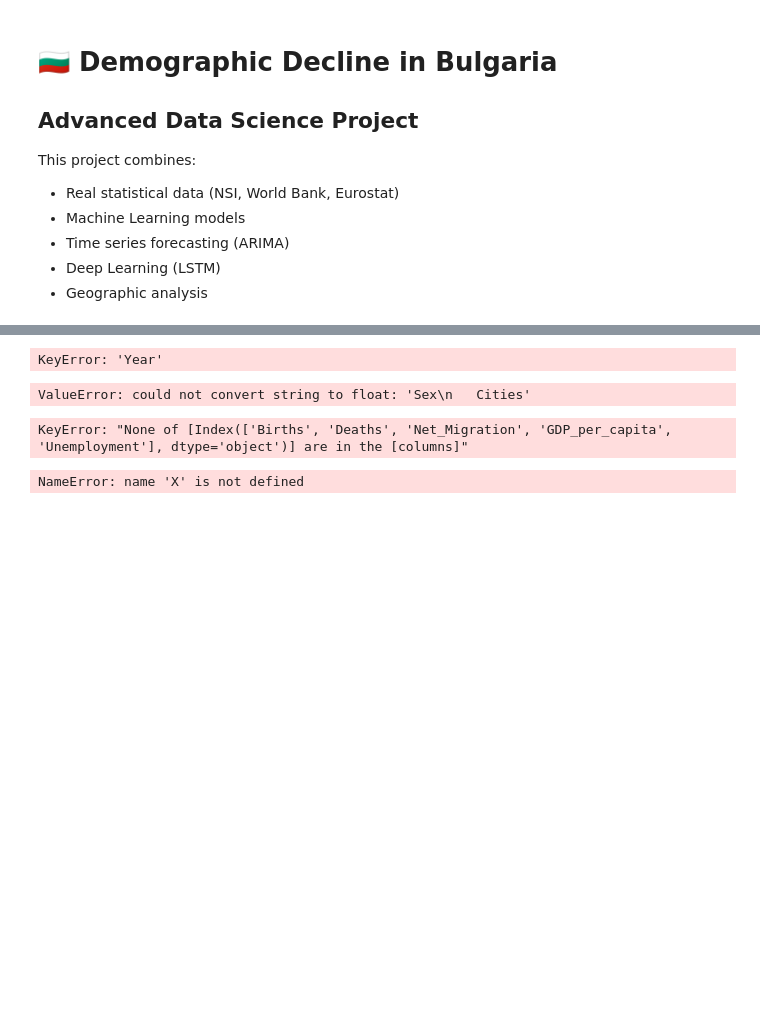
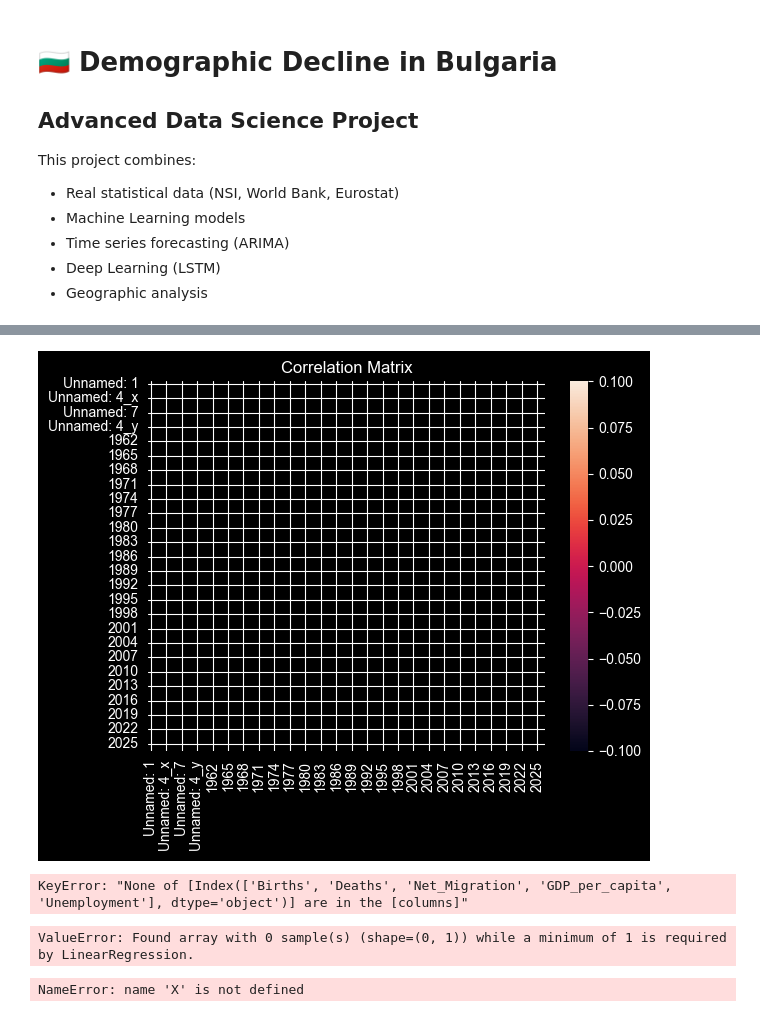
Before and after one commit to Emiliyan88/Demographic-Decline-in-Bulgaria, a Jupyter notebook: demographic_decline_in_bulgaria.ipynb, the cells around one changed output, grey strips where cells are left out. Cells and saved outputs as stored; diff of their text form; code cells hidden in the pictures; blank space fills up the shorter version.

```diff
--- a/demographic_decline_in_bulgaria.ipynb
+++ b/demographic_decline_in_bulgaria.ipynb
@@ -51,21 +94,42 @@ KeyError: 'Year'
 # %%
-plt.plot(df["Year"], df["Births"], label="Births")
-plt.plot(df["Year"], df["Deaths"], label="Deaths")
-plt.legend()
+plt.figure()
+
+corr = df.select_dtypes(include="number").corr()
+
+sns.heatmap(corr, annot=True)
+
+plt.title("Correlation Matrix")
+
 plt.show()
 # %% [output]
-KeyError: 'Year'
+[figure, added]
+# %%
+X = df[["Births", "Deaths", "Net_Migration", "GDP_per_capita", "Unemployment"]]
+y = df["Population"]
+# %% [output]
+KeyError: "None of [Index(['Births', 'Deaths', 'Net_Migration', 'GDP_per_capita', 'Unemployment'], dtype='object')] are in the [columns]"
 # %%
-sns.heatmap(df.corr(), annot=True)
-plt.title("Correlation Matrix")
+num_cols = df.select_dtypes(include="number").columns
+
+X = df[["Year"]]
+y = df[num_cols[0]]
+
+model = LinearRegression()
+model.fit(X, y)
+
+df["prediction"] = model.predict(X)
+
+plt.figure()
+
+plt.plot(df["Year"], y, label="real")
+plt.plot(df["Year"], df["prediction"], label="prediction")
+
+plt.legend()
+plt.title("Trend Prediction")
+
 plt.show()
 # %% [output]
-ValueError: could not convert string to float: 'Sex\n   Cities'
+ValueError: Found array with 0 sample(s) (shape=(0, 1)) while a minimum of 1 is required by LinearRegression.
-# %%
-X = df[["Births", "Deaths", "Net_Migration", "GDP_per_capita", "Unemployment"]]
-y = df["Population"]
-# %% [output]
-KeyError: "None of [Index(['Births', 'Deaths', 'Net_Migration', 'GDP_per_capita', 'Unemployment'], dtype='object')] are in the [columns]"
 # %%
 rf = RandomForestRegressor(n_estimators=300, random_state=42)
 rf.fit(X, y)
```
Also changed, not shown: parts of 7 cells of this notebook.
